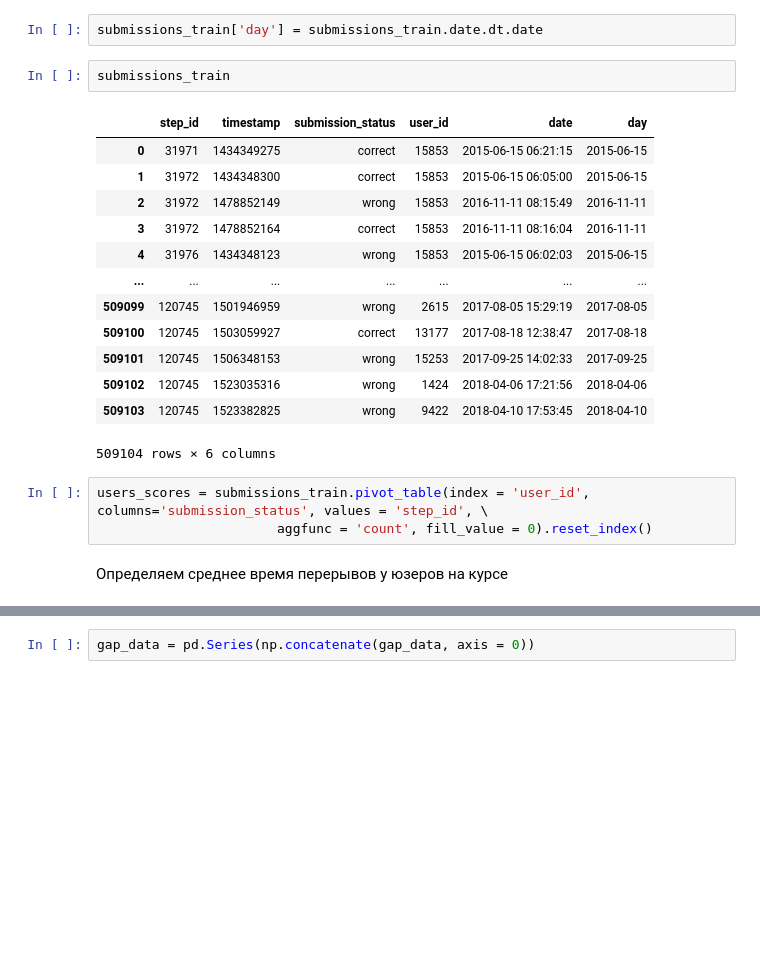
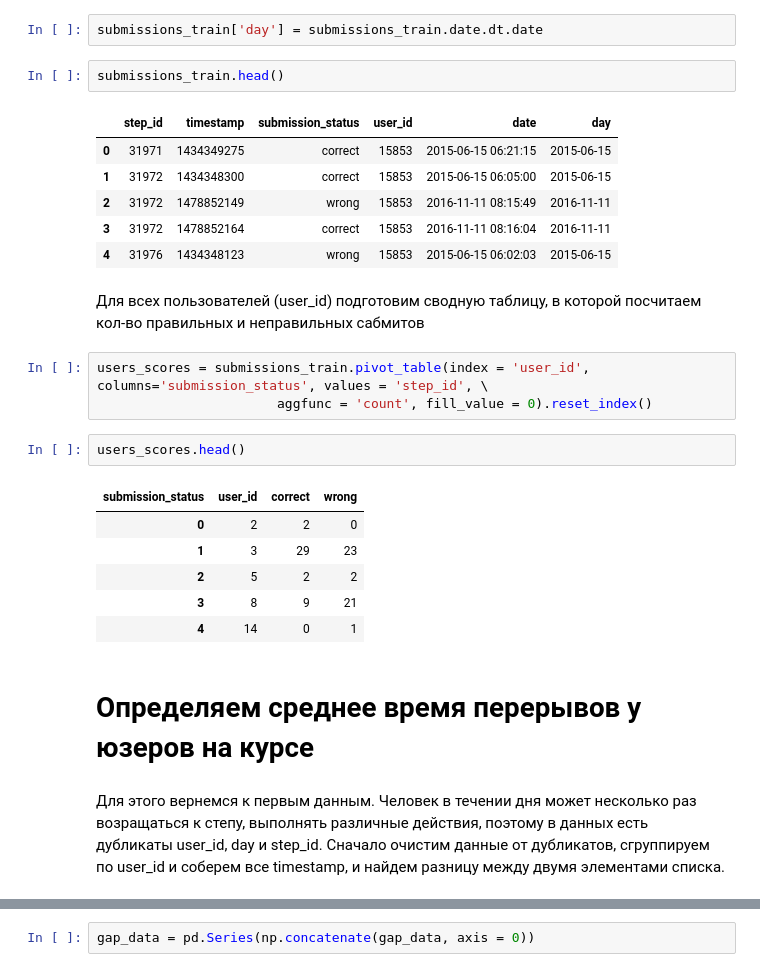
Before and after one commit to MakVit1988/Data_Science_and_ML_, a Jupyter notebook: Stepik_ML.ipynb, the cells around one changed output, grey strips where cells are left out. Drawn from its saved outputs; the diff is of its cells as text; blank space fills up the shorter version.

```diff
--- a/Stepik_ML.ipynb
+++ b/Stepik_ML.ipynb
@@ -189,23 +232,30 @@ submissions_train['date'] = pd.to_datetime(submissions_train.timestamp, unit = '
 # %%
 submissions_train['day'] = submissions_train.date.dt.date
 # %%
-submissions_train
+submissions_train.head()
 # %% [output]
 |  | step_id | timestamp | submission_status | user_id | date | day |
 | 0 | 31971 | 1434349275 | correct | 15853 | 2015-06-15 06:21:15 | 2015-06-15 |
 | 1 | 31972 | 1434348300 | correct | 15853 | 2015-06-15 06:05:00 | 2015-06-15 |
 | 2 | 31972 | 1478852149 | wrong | 15853 | 2016-11-11 08:15:49 | 2016-11-11 |
 | 3 | 31972 | 1478852164 | correct | 15853 | 2016-11-11 08:16:04 | 2016-11-11 |
 | 4 | 31976 | 1434348123 | wrong | 15853 | 2015-06-15 06:02:03 | 2015-06-15 |
-| ... | ... | ... | ... | ... | ... | ... |
-| 509099 | 120745 | 1501946959 | wrong | 2615 | 2017-08-05 15:29:19 | 2017-08-05 |
-| 509100 | 120745 | 1503059927 | correct | 13177 | 2017-08-18 12:38:47 | 2017-08-18 |
-| 509101 | 120745 | 1506348153 | wrong | 15253 | 2017-09-25 14:02:33 | 2017-09-25 |
-| 509102 | 120745 | 1523035316 | wrong | 1424 | 2018-04-06 17:21:56 | 2018-04-06 |
-| 509103 | 120745 | 1523382825 | wrong | 9422 | 2018-04-10 17:53:45 | 2018-04-10 |
-509104 rows × 6 columns
+# %% [markdown]
+Для всех пользователей (user_id) подготовим сводную таблицу, в которой посчитаем кол-во правильных и неправильных сабмитов
 # %%
 users_scores = submissions_train.pivot_table(index = 'user_id', columns='submission_status', values = 'step_id', \
                        aggfunc = 'count', fill_value = 0).reset_index()
+# %%
+users_scores.head()
+# %% [output]
+| submission_status | user_id | correct | wrong |
+| 0 | 2 | 2 | 0 |
+| 1 | 3 | 29 | 23 |
+| 2 | 5 | 2 | 2 |
+| 3 | 8 | 9 | 21 |
+| 4 | 14 | 0 | 1 |
 # %% [markdown]
-Определяем среднее время перерывов у юзеров на курсе
+# Определяем среднее время перерывов у юзеров на курсе
+# %% [markdown]
+Для этого вернемся к первым данным.
+Человек в течении дня может несколько раз возращаться к степу, выполнять различные действия, поэтому в данных есть дубликаты user_id, day и step_id. Сначало очистим данные от дубликатов, сгруппируем по user_id и соберем все timestamp, и найдем разницу между двумя элементами списка.
```
Also changed, not shown: parts of 92 cells of this notebook, 1 other file.
